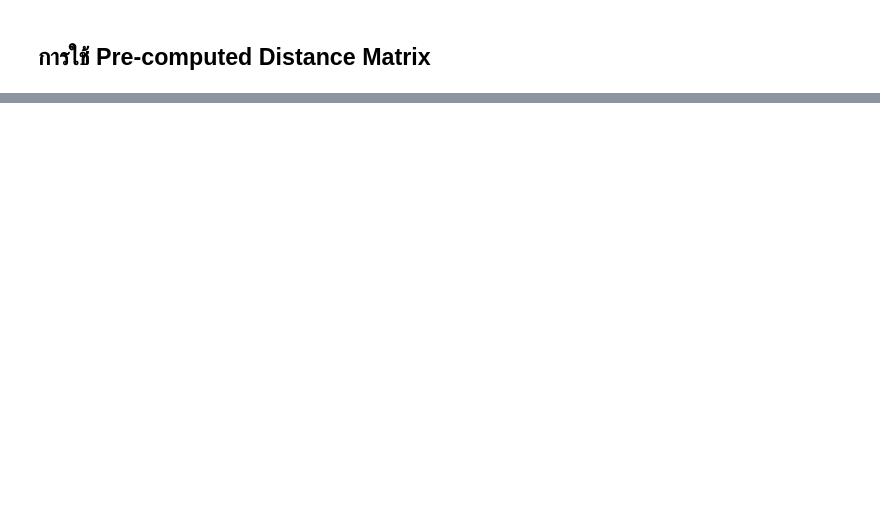
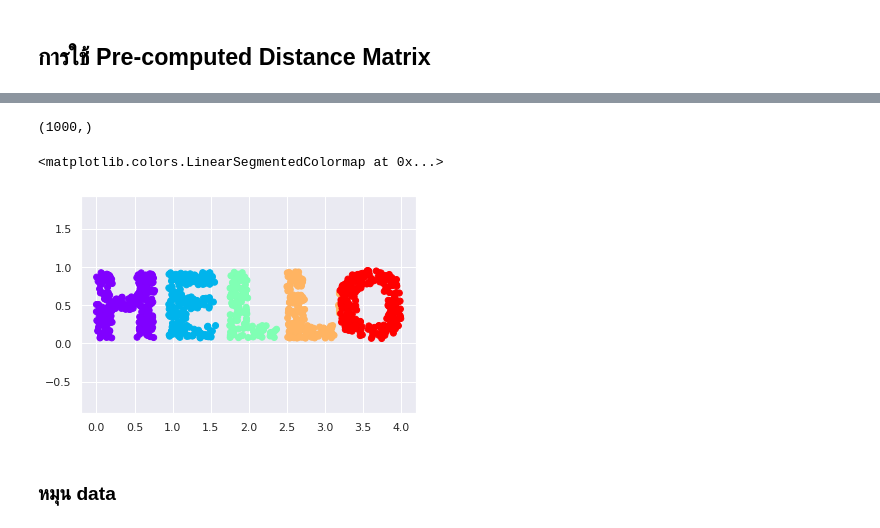
Before and after one commit to SupidchayaTangkidwanich/multivariate, a Jupyter notebook: Chapter_4_MDS.ipynb, the cells around one changed output, grey strips where cells are left out. Drawn from its saved outputs; the diff is of its cells as text; code cells hidden in the pictures; blank space fills up the shorter version.

```diff
--- a/Chapter_4_MDS.ipynb
+++ b/Chapter_4_MDS.ipynb
@@ -165,0 +209,2 @@ plt.legend()
+# %%
+colorize = dict(c=X[:, 0], cmap=plt.cm.get_cmap('rainbow', 5)) # c คือ ค่าในเเนวเเกน X
@@ -165,0 +231,15 @@ plt.legend()
+# %%
+colorize['c'].shape # c = 1000 ตัว
+# %% [output]
+(1000,)
+# %%
+colorize['cmap'] # cmap คือ เรนโบว์
+# %% [output]
+<matplotlib.colors.LinearSegmentedColormap at 0x...>
+# %%
+plt.scatter(X[:, 0], X[:, 1], **colorize) # เเบบใส่สีเเล้ว
+plt.axis('equal');
+# %% [output]
+[figure, added]
+# %% [markdown]
+### หมุน data
```
Also changed, not shown: parts of 30 cells of this notebook.
